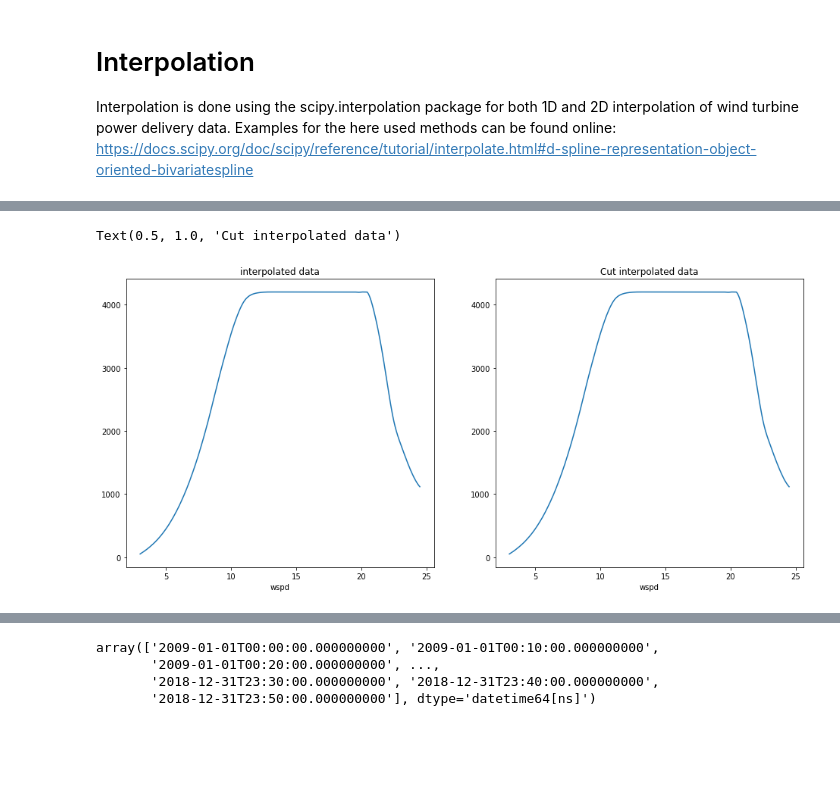
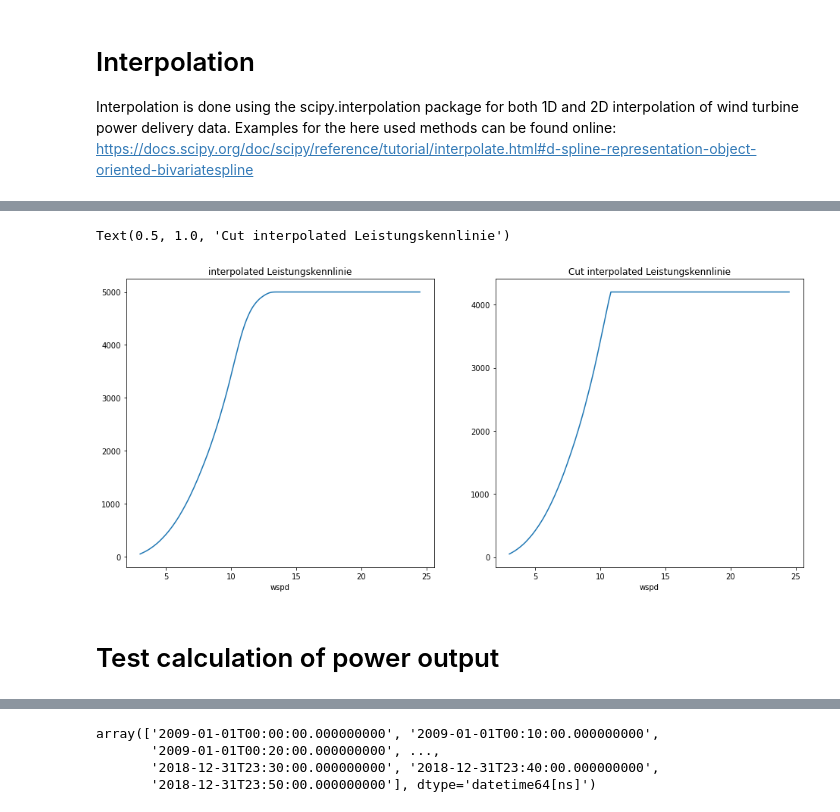
Before and after one commit to clwehner/Windatlas, a Jupyter notebook: windatlas/anemos_data/wea_data/Interpolation.ipynb, the cells around one changed output, grey strips where cells are left out. Saved outputs shown, nothing was run; the diff lists cells and outputs as text; code cells hidden in the pictures; blank space fills up the shorter version.

```diff
--- a/windatlas/anemos_data/wea_data/Interpolation.ipynb
+++ b/windatlas/anemos_data/wea_data/Interpolation.ipynb
@@ -80,12 +107,12 @@ increment_rho = 0.0001
 power_limiter = True
 
 fig, axes = plt.subplots(ncols=2, figsize=(16, 7))
-testarray2D.plot(ax=axes[0])
-axes[0].set_title("Raw data")
+lkl_dict[key].plot(ax=axes[0])
+axes[0].set_title("Raw Leistungskennlinie")
 
-new_wspd = np.arange(testarray2D.wspd[0], testarray2D.wspd[-1]+increment_wspd, increment_wspd, dtype=np.float64)
-new_rho = np.arange(testarray2D.rho[0], testarray2D.rho[-1]+increment_rho, increment_rho, dtype=np.float64)
-testarray2Di = testarray2D.interp(wspd=new_wspd, rho=new_rho, method="cubic")
+new_wspd = np.arange(lkl_dict[key].wspd[0], lkl_dict[key].wspd[-1]+increment_wspd, increment_wspd, dtype=np.float64)
+new_rho = np.arange(lkl_dict[key].rho[0], lkl_dict[key].rho[-1]+increment_rho, increment_rho, dtype=np.float64)
+testarray2Di = lkl_dict[key].interp(wspd=new_wspd, rho=new_rho, method="cubic")
 
 #### GOLDEN STEP TO MAKE .sel() WORK AFTER INTERPOLATION ####
 # Reassigning helps solving the rounding error
@@ -96,10 +123,10 @@ testarray2Di = testarray2Di.assign_coords(
         )
 #############################################################
 if power_limiter:
-    maxOriginalPower = testarray2D.max()
+    maxOriginalPower = lkl_dict[key].max()
     testarray2Di = testarray2Di.where(testarray2Di < maxOriginalPower, other = maxOriginalPower)
     testarray2Di = testarray2Di.where(testarray2Di > 0, other = 0)
 
 
 testarray2Di.plot(ax=axes[1])
-axes[1].set_title("Interpolated data")
+axes[1].set_title("Interpolated Leistungskennlinie")
@@ -108,0 +135,24 @@ Text(0.5, 1.0, 'Interpolated data')
+# %%
+increment_wspd = 0.001
+increment_rho = 0.0001
+power_limiter = True
+
+for key in lkl_dict:
+    new_wspd = np.arange(lkl_dict[key].wspd[0], lkl_dict[key].wspd[-1]+increment_wspd, increment_wspd, dtype=np.float64)
+    new_rho = np.arange(lkl_dict[key].rho[0], lkl_dict[key].rho[-1]+increment_rho, increment_rho, dtype=np.float64)
+    testarray2Di = lkl_dict[key].interp(wspd=new_wspd, rho=new_rho, method="cubic")
+
+    #### GOLDEN STEP TO MAKE .sel() WORK AFTER INTERPOLATION ####
+    # Reassigning helps solving the rounding error
+    testarray2Di = testarray2Di.assign_coords(
+                coords={
+                    "wspd": testarray2Di.wspd.round(decimals=3),
+                    "rho": testarray2Di.rho.round(decimals=4)}
+            )
+    #############################################################
+    if power_limiter:
+        maxOriginalPower = lkl_dict[key].max()
+        testarray2Di = testarray2Di.where(testarray2Di < maxOriginalPower, other = maxOriginalPower)
+        testarray2Di = testarray2Di.where(testarray2Di > 0, other = 0)
+
+    lkl_dict[key] = testarray2Di
@@ -109,17 +202,19 @@ Text(0.5, 1.0, 'Interpolated data')
 # %%
-maxOriginalPower = testarray2D.max()
+maxOriginalPower = lkl_dict[key].max()
 
 fig, axes = plt.subplots(ncols=2, figsize=(16, 7))
 testarray2Di.isel(rho=7).plot(ax=axes[0])
-axes[0].set_title("interpolated data")
+axes[0].set_title("interpolated Leistungskennlinie")
 
 test = testarray2Di.where(testarray2Di < maxOriginalPower, other = maxOriginalPower)
 
 test.isel(rho=7).plot(ax=axes[1])
-axes[1].set_title("Cut interpolated data")
+axes[1].set_title("Cut interpolated Leistungskennlinie")
 # %% [output]
-Text(0.5, 1.0, 'Cut interpolated data')
+Text(0.5, 1.0, 'Cut interpolated Leistungskennlinie')
-[figure, old version]
+[figure, new version]
+# %% [markdown]
+# Test calculation of power output
 # %%
 size = 525888
 
```
Also changed, not shown: parts of 16 cells of this notebook, 12 other files.
